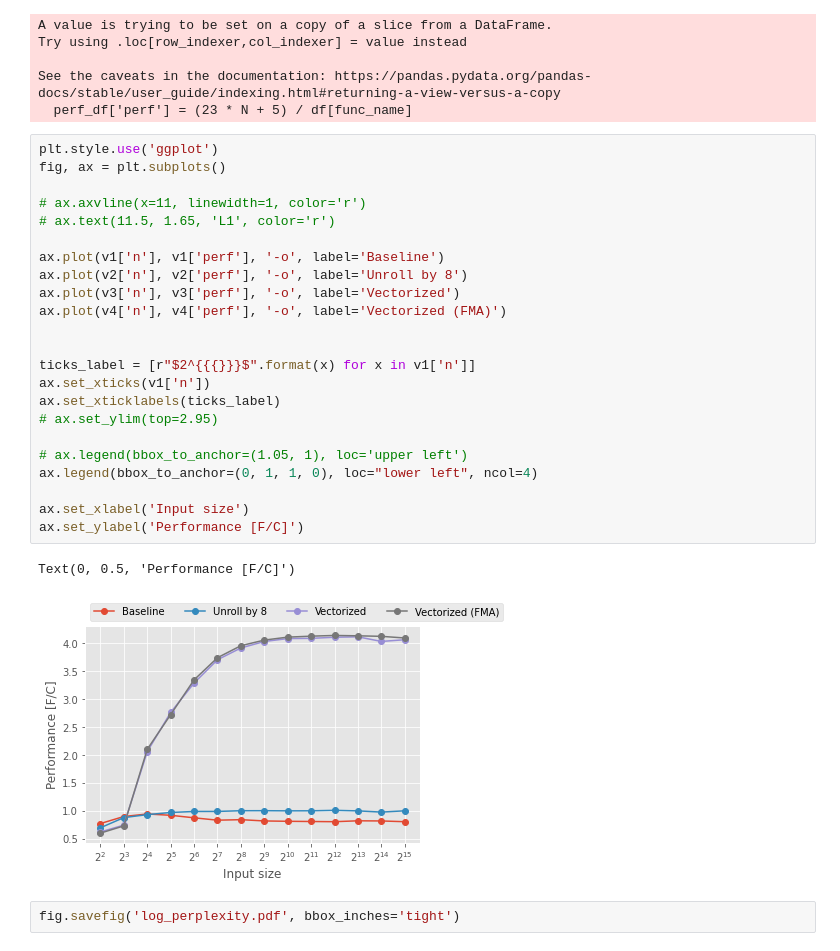
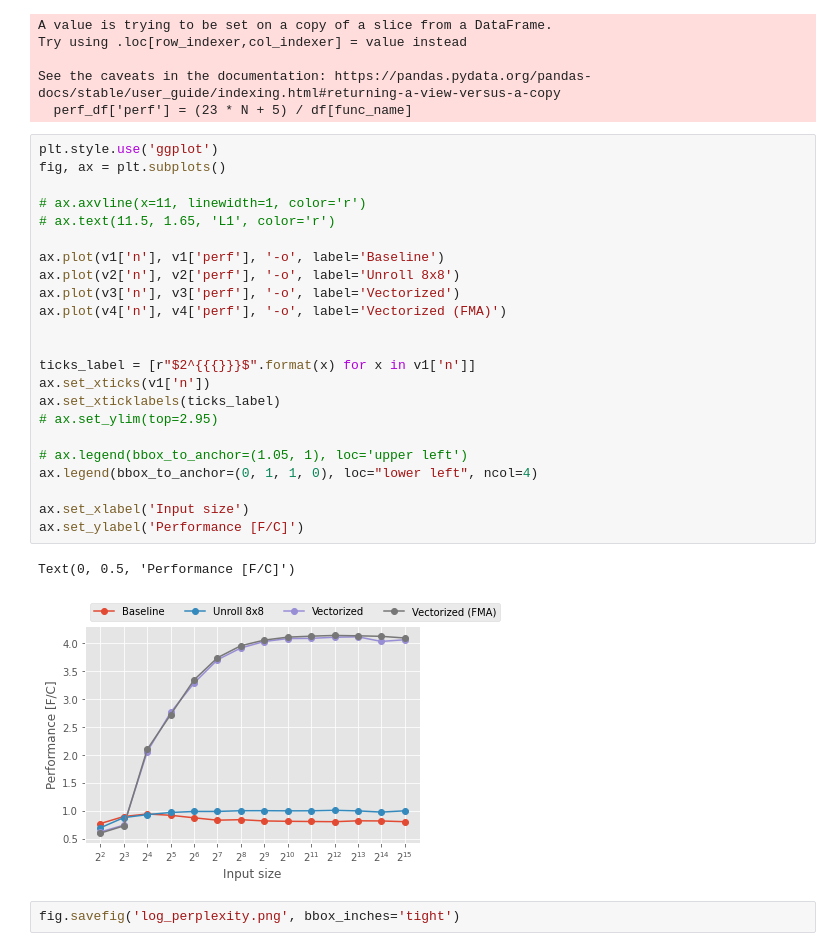
Before and after one commit to ManuelNowack/t-SNE, a Jupyter notebook: analysis/joint_probs/Joint_Probs.ipynb, the cells around one changed output. Drawn from its saved outputs; the diff is of its cells as text.

```diff
--- a/analysis/joint_probs/Joint_Probs.ipynb
+++ b/analysis/joint_probs/Joint_Probs.ipynb
@@ -85,28 +146,28 @@ See the caveats in the documentation: https://pandas.pydata.org/pandas-docs/stab
 # %%
 plt.style.use('ggplot')
 fig, ax = plt.subplots()
 
 # ax.axvline(x=11, linewidth=1, color='r')
 # ax.text(11.5, 1.65, 'L1', color='r')
 
 ax.plot(v1['n'], v1['perf'], '-o', label='Baseline')
-ax.plot(v2['n'], v2['perf'], '-o', label='Unroll by 8')
+ax.plot(v2['n'], v2['perf'], '-o', label='Unroll 8x8')
 ax.plot(v3['n'], v3['perf'], '-o', label='Vectorized')
 ax.plot(v4['n'], v4['perf'], '-o', label='Vectorized (FMA)')
 
 
 ticks_label = [r"$2^{{{}}}$".format(x) for x in v1['n']]
 ax.set_xticks(v1['n'])
 ax.set_xticklabels(ticks_label)
 # ax.set_ylim(top=2.95)
 
 # ax.legend(bbox_to_anchor=(1.05, 1), loc='upper left')
 ax.legend(bbox_to_anchor=(0, 1, 1, 0), loc="lower left", ncol=4)
 
 ax.set_xlabel('Input size')
 ax.set_ylabel('Performance [F/C]')
 # %% [output]
 Text(0, 0.5, 'Performance [F/C]')
-[figure, old version]
+[figure, new version]
 # %%
-fig.savefig('log_perplexity.pdf', bbox_inches='tight')
+fig.savefig('log_perplexity.png', bbox_inches='tight')
```
Also changed, not shown: parts of 6 cells of this notebook, 2 other files.
